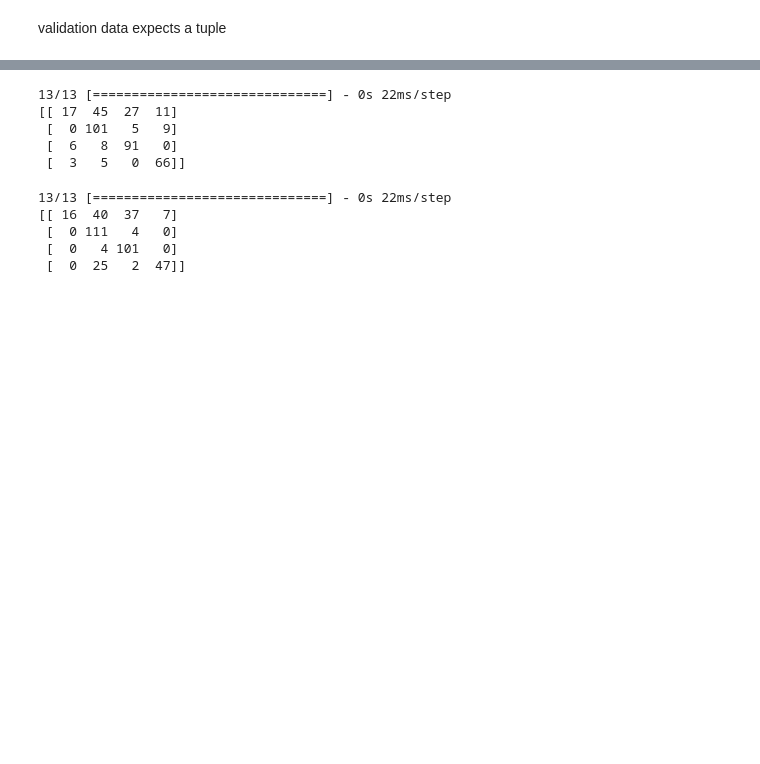
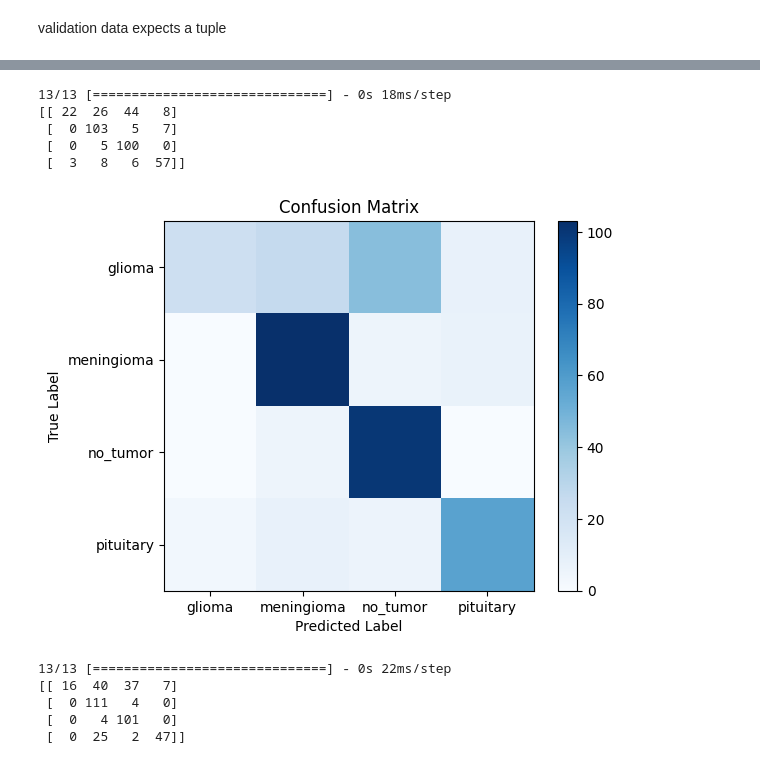
Before and after one commit to Skyrub-dev/BT_AI, a Jupyter notebook: BT_AI.ipynb, the cells around one changed output, grey strips where cells are left out. Cells and saved outputs as stored; diff of their text form; code cells hidden in the pictures; blank space fills up the shorter version.

```diff
--- a/BT_AI.ipynb
+++ b/BT_AI.ipynb
@@ -422,7 +424,7 @@ for layer in trnsfer_model.layers:
 Downloading data from https://storage.googleapis.com/keras-applications/efficientnetb0_notop.h5
 16705208/16705208 [==============================] - 2s 0us/step
 # %%
-reduce_lr = tf.keras.callbacks.ReduceLROnPlateau(monitor='val_loss', factor=0.2, patience=5, min_lr=0.001)
+reduce_lr = tf.keras.callbacks.ReduceLROnPlateau(monitor='val_accuracy', factor=0.3, patience=2, min_delta=0.000, mode='auto', verbose=1)
 # %%
 earlystop = tf.keras.callbacks.EarlyStopping(monitor='val_loss', patience=5, verbose=1)
 # %%
@@ -443,3 +447,6 @@ Manually created models, still playing around with these
+# %%
+tf_callback = tf.keras.callbacks.TensorBoard(log_dir='logs', histogram_freq=1)
+checkpoint = tf.keras.callbacks.ModelCheckpoint("chckpnt.h5",monitor="val_accuracy",save_best_only=True,mode="auto",verbose=1)
 # %%
 model = keras.Sequential()
 
@@ -608,6 +615,6 @@ y_val = np.concatenate(val_labels)
 # %% [markdown]
 validation data expects a tuple
 # %%
-history = model.fit(x_train, y_train, epochs=10, batch_size=32, validation_data=(x_test, y_test), callbacks=[reduce_lr, earlystop])
+history = model.fit(x_train, y_train, epochs=12, batch_size=32, validation_data=(x_test, y_test), callbacks=[reduce_lr, tf_callback, checkpoint])
 # %% [output]
 Epoch 1/10
@@ -633,14 +644,23 @@ Test accuracy: 0.6979695558547974
 # %%
 from sklearn.metrics import confusion_matrix
 y_pred = np.argmax(model.predict(x_test), axis=1)
 cm = confusion_matrix(np.argmax(y_test, axis=1), y_pred)
 print(cm)
+plt.imshow(cm, cmap='Blues')
+plt.title('Confusion Matrix')
+plt.colorbar()
+plt.xticks([0, 1, 2, 3], ['glioma', 'meningioma', 'no_tumor', 'pituitary'])
+plt.yticks([0, 1, 2, 3], ['glioma', 'meningioma', 'no_tumor', 'pituitary'])
+plt.xlabel('Predicted Label')
+plt.ylabel('True Label')
+plt.show()
 # %% [output]
-13/13 [==============================] - 0s 22ms/step
-[[ 17  45  27  11]
- [  0 101   5   9]
- [  6   8  91   0]
- [  3   5   0  66]]
+13/13 [==============================] - 0s 18ms/step
+[[ 22  26  44   8]
+ [  0 103   5   7]
+ [  0   5 100   0]
+ [  3   8   6  57]]
+[figure, added]
 # %%
 from sklearn.metrics import confusion_matrix
 y_pred = np.argmax(model.predict(x_test), axis=1)
```
Also changed, not shown: parts of 5 cells of this notebook.
